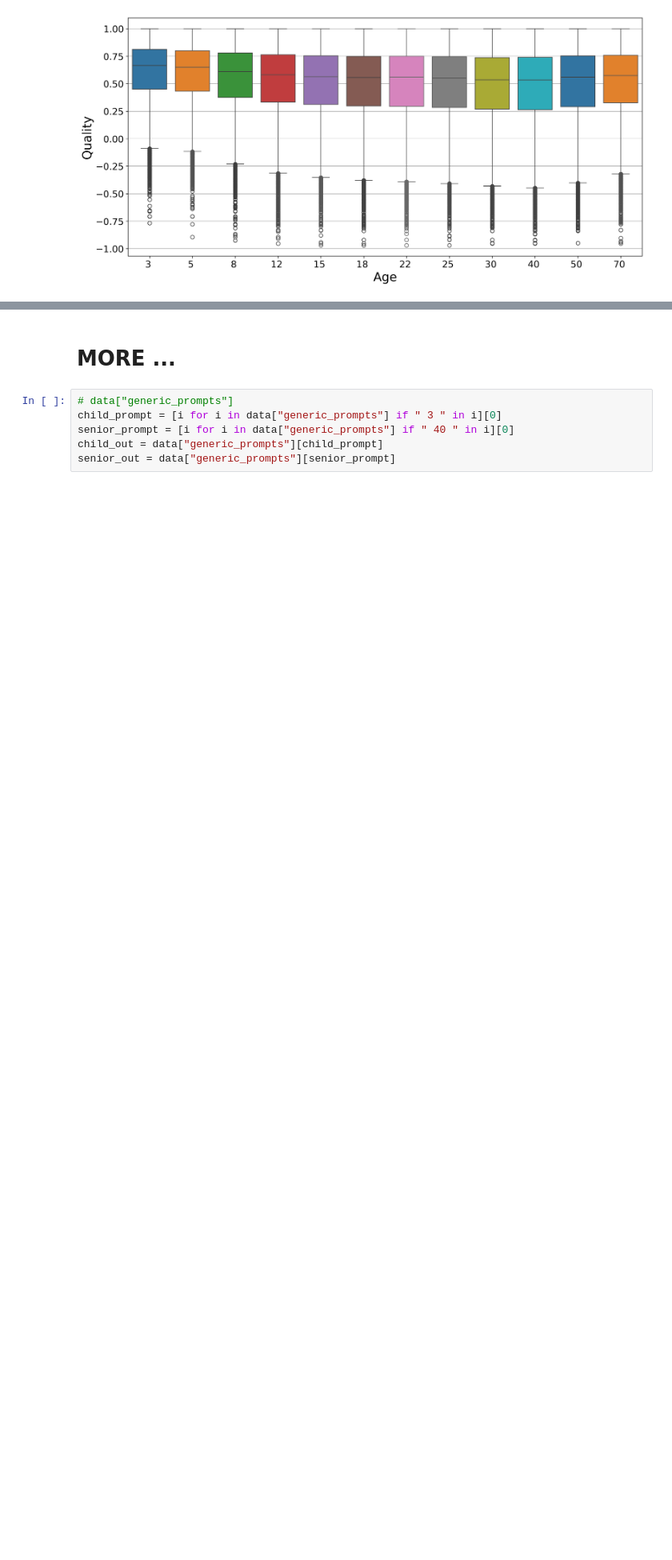
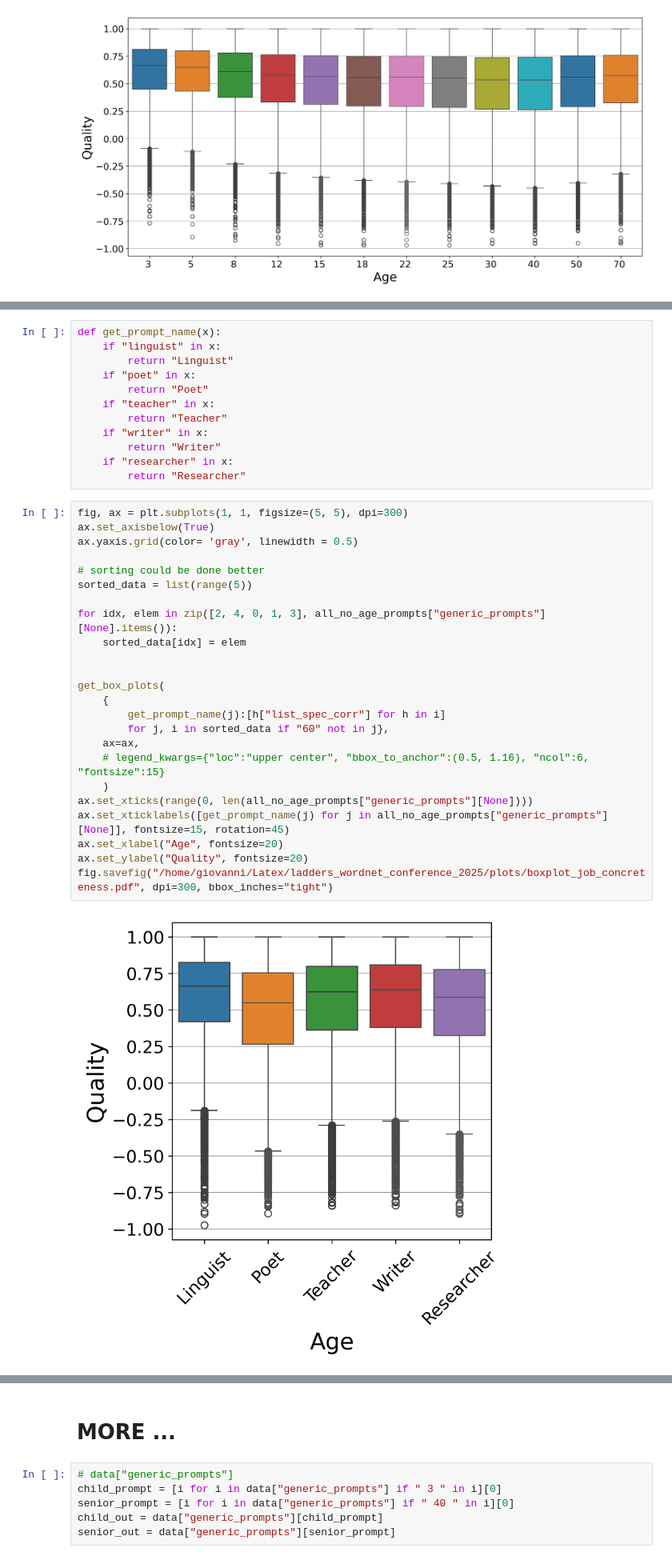
Before and after one commit to gpucce/abstract_llm, a Jupyter notebook: wordnet_study.ipynb, the cells around one changed output, grey strips where cells are left out. Shown at 80% size. Saved outputs shown, nothing was run; the diff lists cells and outputs as text; blank space fills up the shorter version.

Commit message:
better significance

```diff
--- a/wordnet_study.ipynb
+++ b/wordnet_study.ipynb
@@ -419,0 +385,38 @@ KruskalResult(statistic=np.float64(378.6195432534211), pvalue=np.float64(6.07870
+# %%
+def get_prompt_name(x):
+    if "linguist" in x:
+        return "Linguist"
+    if "poet" in x:
+        return "Poet"
+    if "teacher" in x:
+        return "Teacher"
+    if "writer" in x:
+        return "Writer"
+    if "researcher" in x:
+        return "Researcher"
+# %%
+fig, ax = plt.subplots(1, 1, figsize=(5, 5), dpi=300)
+ax.set_axisbelow(True)
+ax.yaxis.grid(color= 'gray', linewidth = 0.5)
+
+# sorting could be done better
+sorted_data = list(range(5))
+
+for idx, elem in zip([2, 4, 0, 1, 3], all_no_age_prompts["generic_prompts"][None].items()):
+    sorted_data[idx] = elem
+
+
+get_box_plots(
+    {
+        get_prompt_name(j):[h["list_spec_corr"] for h in i]
+        for j, i in sorted_data if "60" not in j},
+    ax=ax,
+    # legend_kwargs={"loc":"upper center", "bbox_to_anchor":(0.5, 1.16), "ncol":6, "fontsize":15}
+    )
+ax.set_xticks(range(0, len(all_no_age_prompts["generic_prompts"][None])))
+ax.set_xticklabels([get_prompt_name(j) for j in all_no_age_prompts["generic_prompts"][None]], fontsize=15, rotation=45)
+ax.set_xlabel("Age", fontsize=20)
+ax.set_ylabel("Quality", fontsize=20)
+fig.savefig("/home/giovanni/Latex/ladders_wordnet_conference_2025/plots/boxplot_job_concreteness.pdf", dpi=300, bbox_inches="tight")
+# %% [output]
+[figure, added]
```
Also changed, not shown: parts of 19 cells of this notebook.
